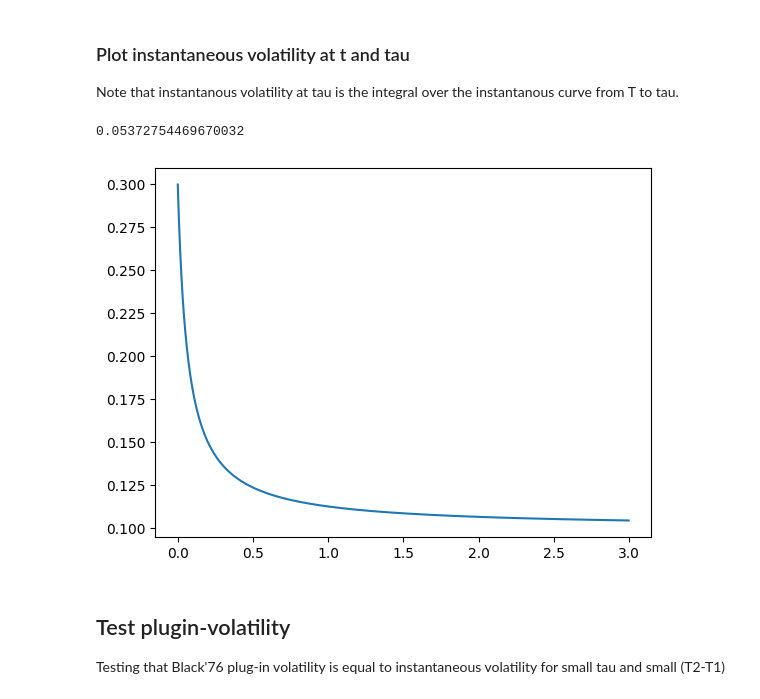
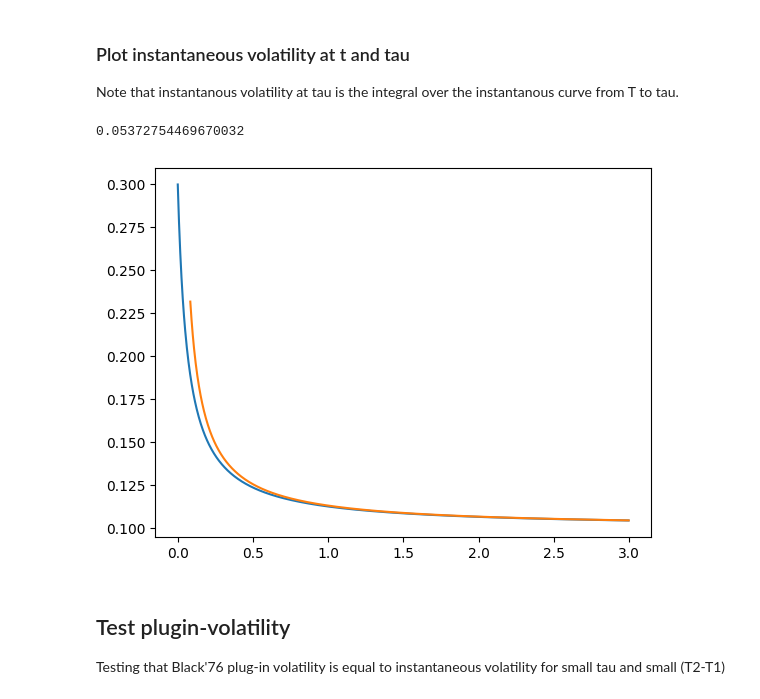
Before and after one commit to bmyksvoll/curves, a Jupyter notebook: bsr_simulation.ipynb, the cells around one changed output. Cells and saved outputs as stored; diff of their text form; code cells hidden in the pictures.

```diff
--- a/bsr_simulation.ipynb
+++ b/bsr_simulation.ipynb
@@ -8,33 +8,32 @@ Note that instantanous volatility at tau is the integral over the instantanous c
 # %%
 
 t = 0
 T = 3
 tau =1/12
 dt = 1/365
 #n_steps = int(T / dt)
 
 b = 2/3/10
 a = 0.2*b
 c = 0.1
 
 times_tau = np.arange(tau, T, dt)
 times_t = np.arange(t, T, dt)
 
+vol_inst = bsr_volatility.sigma_instantanous(t, times_t, a, b, c)
 vol_tau = bsr_volatility.sigma_brs(t, tau, times_tau, a,b,c)
-
-vol_inst = bsr_volatility.sigma_instantanous(t, times_t, a, b, c)
 
 
 plt.plot(times_t, vol_inst)
-#plt.plot(times_tau, vol_tau)
-#plt.plot(times_tau, plugin_T1equalT2)
+plt.plot(times_tau, vol_tau)
+
 
 # Integral of variance instantanous equal to vol_tau.
 np.sqrt(sum(vol_inst[0:7]**2)/7)
 vol_tau[0]**2 # vol = 0.2760, var = 0.07618969
 # %% [output]
 0.05372754469670032
-[figure, old version]
+[figure, new version]
 # %% [markdown]
 ## Test plugin-volatility
 Testing that Black'76 plug-in volatility is equal to instantaneous volatility for small tau and small (T2-T1)
```
Also changed, not shown: parts of 14 cells of this notebook.
